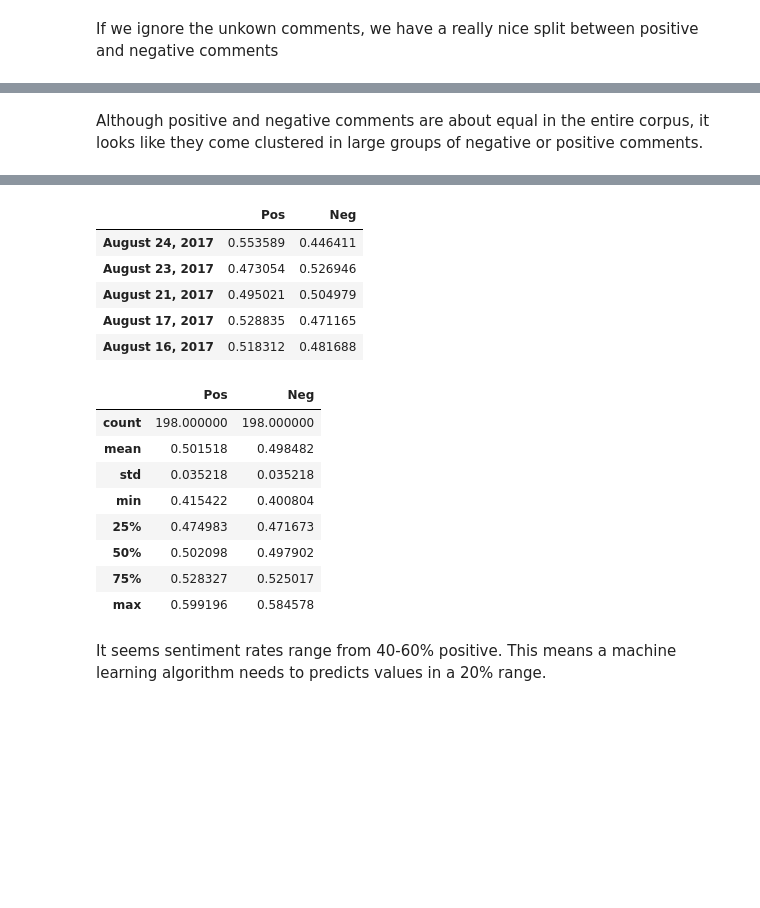
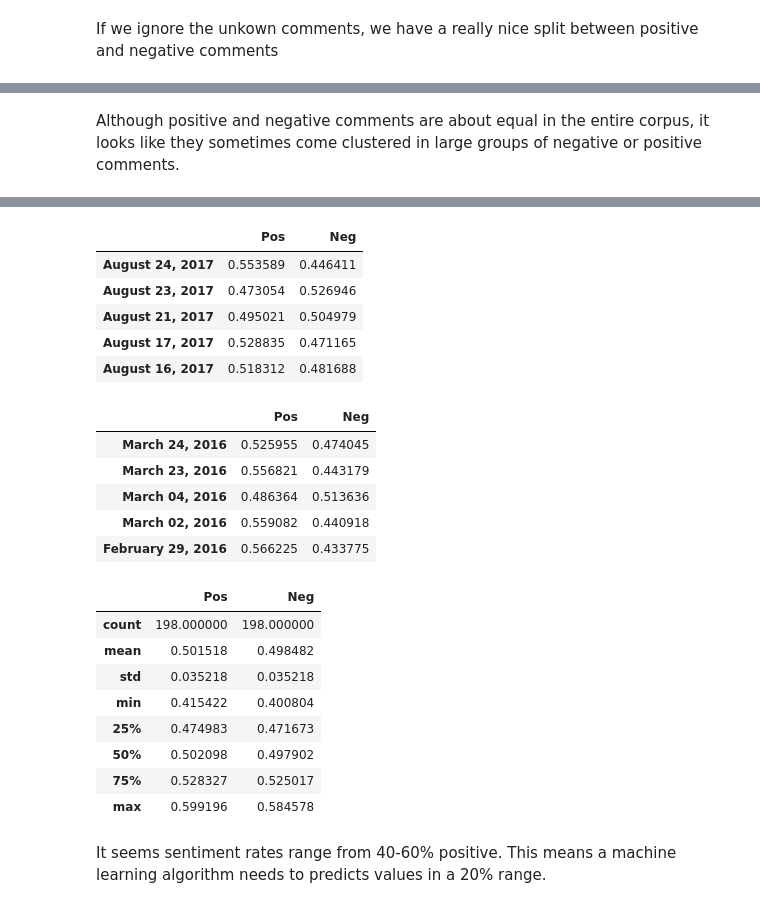
Before and after one commit to Data-Science-for-Linguists/NLSS_Project, a Jupyter notebook: NLSS_V3.ipynb, the cells around one changed output, grey strips where cells are left out. Cells and saved outputs as stored; diff of their text form; code cells hidden in the pictures; blank space fills up the shorter version.

```diff
--- a/NLSS_V3.ipynb
+++ b/NLSS_V3.ipynb
@@ -333,5 +336,5 @@ See the caveats in the documentation: http://pandas.pydata.org/pandas-docs/stabl
 # %% [markdown]
-Although positive and negative comments are about equal in the entire corpus, it looks like they come clustered in large groups of negative or positive comments.
+Although positive and negative comments are about equal in the entire corpus, it looks like they sometimes come clustered in large groups of negative or positive comments.
 # %%
 date_sentiment = {}
 for date in ml_df['Date'].unique():
@@ -356,24 +359,31 @@ video_df.head()
 # %%
 date_sentiment_df = pd.DataFrame.from_dict(date_sentiment, orient='index')
 date_sentiment_df.columns = ['Pos', 'Neg']
 
 date_sentiment_df.head()
+date_sentiment_df.tail()
 date_sentiment_df.describe()
 # %% [output]
 |  | Pos | Neg |
 | August 24, 2017 | 0.553589 | 0.446411 |
 | August 23, 2017 | 0.473054 | 0.526946 |
 | August 21, 2017 | 0.495021 | 0.504979 |
 | August 17, 2017 | 0.528835 | 0.471165 |
 | August 16, 2017 | 0.518312 | 0.481688 |
 |  | Pos | Neg |
-| count | 198.000000 | 198.000000 |
-| mean | 0.501518 | 0.498482 |
-| std | 0.035218 | 0.035218 |
-| min | 0.415422 | 0.400804 |
-| 25% | 0.474983 | 0.471673 |
-| 50% | 0.502098 | 0.497902 |
-| 75% | 0.528327 | 0.525017 |
-| max | 0.599196 | 0.584578 |
+| March 24, 2016 | 0.525955 | 0.474045 |
+| March 23, 2016 | 0.556821 | 0.443179 |
+| March 04, 2016 | 0.486364 | 0.513636 |
+| March 02, 2016 | 0.559082 | 0.440918 |
+| February 29, 2016 | 0.566225 | 0.433775 |
+|  | Pos | Neg |
+| count | 198.000000 | 198.000000 |
+| mean | 0.501518 | 0.498482 |
+| std | 0.035218 | 0.035218 |
+| min | 0.415422 | 0.400804 |
+| 25% | 0.474983 | 0.471673 |
+| 50% | 0.502098 | 0.497902 |
+| 75% | 0.528327 | 0.525017 |
+| max | 0.599196 | 0.584578 |
 # %% [markdown]
 It seems sentiment rates range from 40-60% positive. This means a machine learning algorithm needs to predicts values in a 20% range.
```
Also changed, not shown: parts of 21 cells of this notebook, 5 other files.
